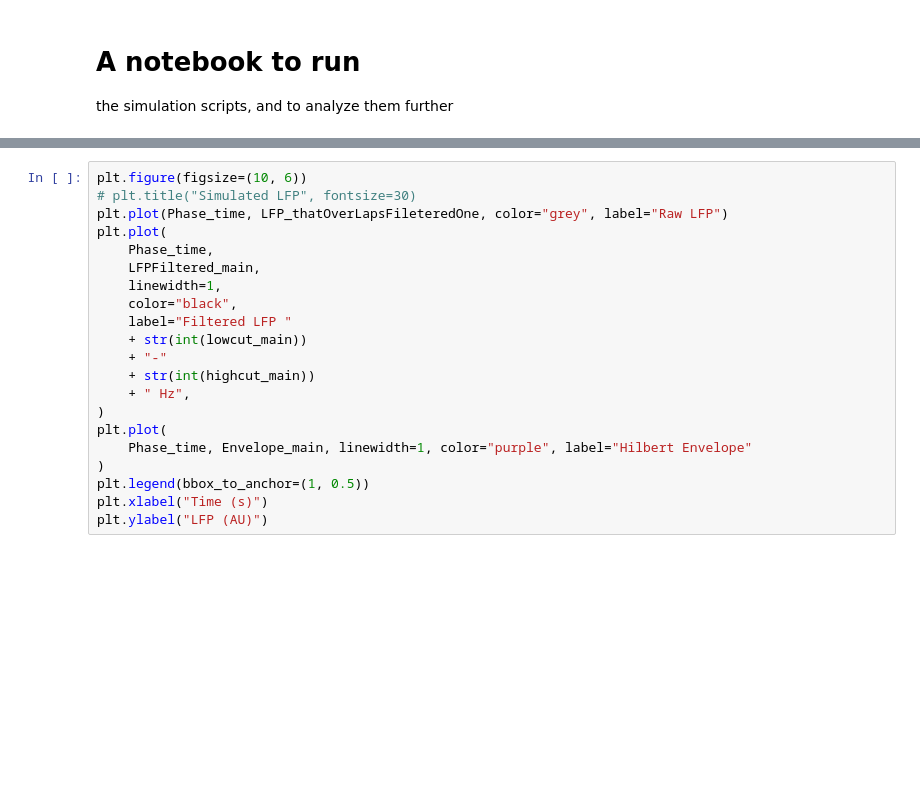
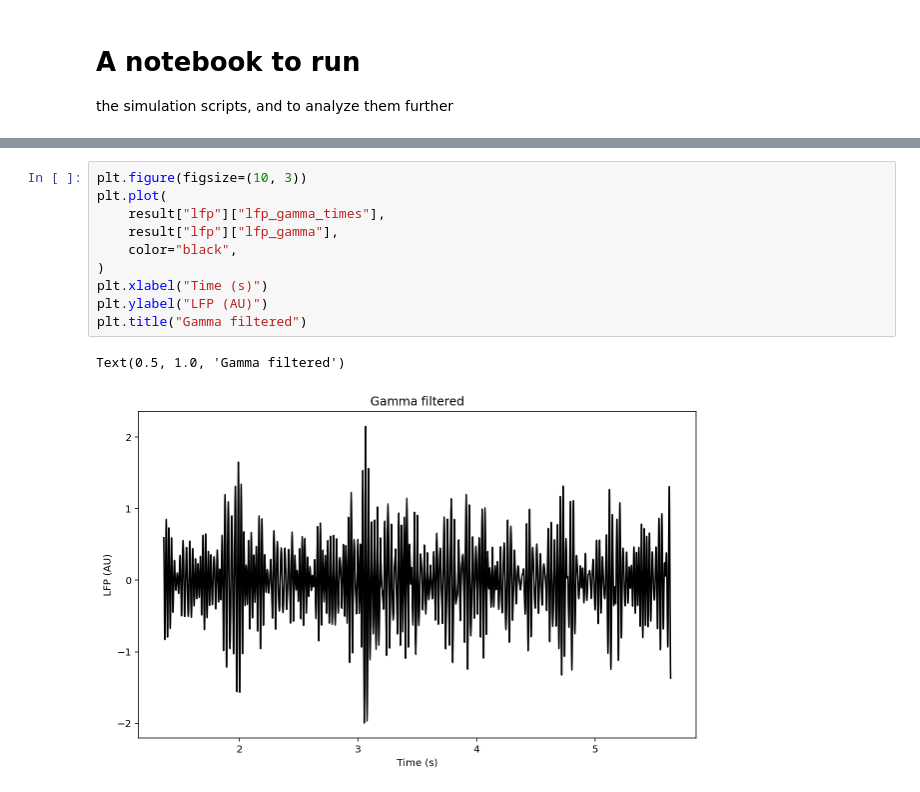
Before and after one commit to parenthetical-e/theagamma, a Jupyter notebook: notebooks/test-ing.ipynb, the cells around one changed output, grey strips where cells are left out. Cells and saved outputs as stored; diff of their text form; blank space fills up the shorter version.

```diff
--- a/notebooks/test-ing.ipynb
+++ b/notebooks/test-ing.ipynb
@@ -52,23 +60,15 @@ plt.title("Osc (ING)")
-# %%
-plt.figure(figsize=(10, 6))
-# plt.title("Simulated LFP", fontsize=30)
-plt.plot(Phase_time, LFP_thatOverLapsFileteredOne, color="grey", label="Raw LFP")
-plt.plot(
-    Phase_time,
-    LFPFiltered_main,
-    linewidth=1,
-    color="black",
-    label="Filtered LFP "
-    + str(int(lowcut_main))
-    + "-"
-    + str(int(highcut_main))
-    + " Hz",
-)
-plt.plot(
-    Phase_time, Envelope_main, linewidth=1, color="purple", label="Hilbert Envelope"
-)
-plt.legend(bbox_to_anchor=(1, 0.5))
-plt.xlabel("Time (s)")
-plt.ylabel("LFP (AU)")
+# %%
+plt.figure(figsize=(10, 3))
+plt.plot(
+    result["lfp"]["lfp_gamma_times"],
+    result["lfp"]["lfp_gamma"],
+    color="black",
+)
+plt.xlabel("Time (s)")
+plt.ylabel("LFP (AU)")
+plt.title("Gamma filtered")
+# %% [output]
+Text(0.5, 1.0, 'Gamma filtered')
+[figure, added]
 # %%
 plt.figure(figsize=(10, 4))
```
Also changed, not shown: parts of 11 cells of this notebook.
